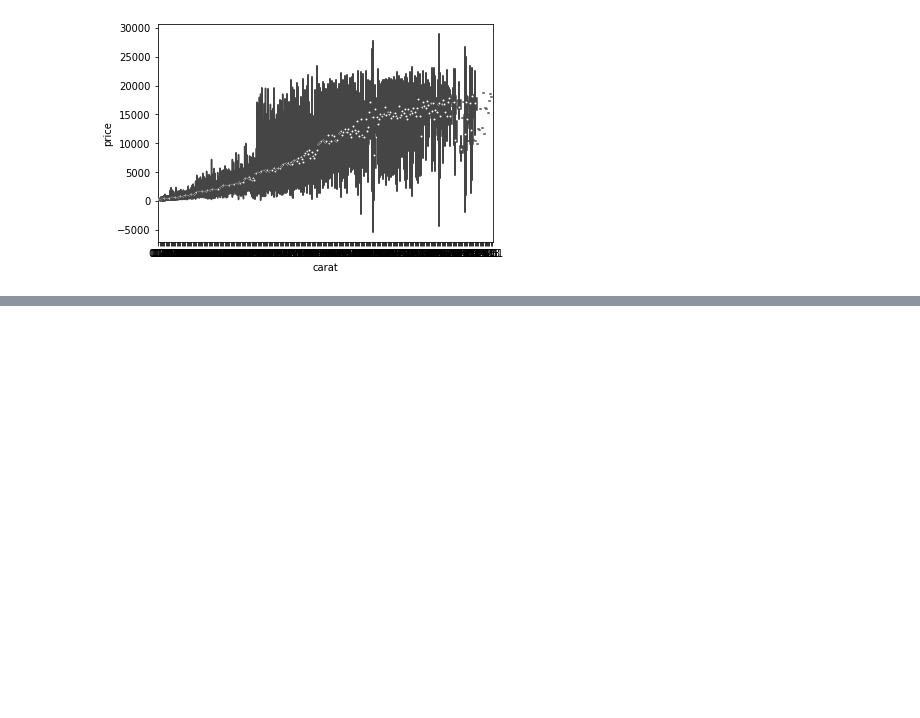
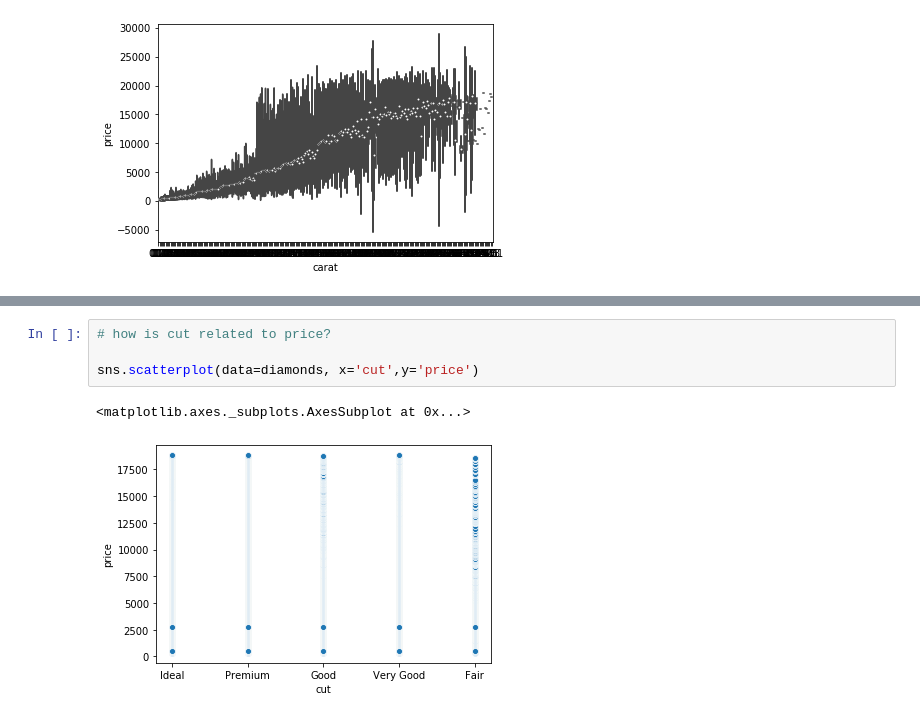
Before and after one commit to Pemwilliam20/FIN377-participation-, a Jupyter notebook: L7 Livecoding.ipynb, the cells around one changed output, grey strips where cells are left out. Saved outputs shown, nothing was run; the diff lists cells and outputs as text; blank space fills up the shorter version.

```diff
--- a/L7 Livecoding.ipynb
+++ b/L7 Livecoding.ipynb
@@ -63,0 +91,7 @@ sns.scatterplot(data=diamonds,x='x',y='y') #let's fix this graph, deal with the
+# %%
+# how is cut related to price?
+
+sns.scatterplot(data=diamonds, x='cut',y='price')
+# %% [output]
+<matplotlib.axes._subplots.AxesSubplot at 0x...>
+[figure, added]
```
Also changed, not shown: parts of 7 cells of this notebook.
